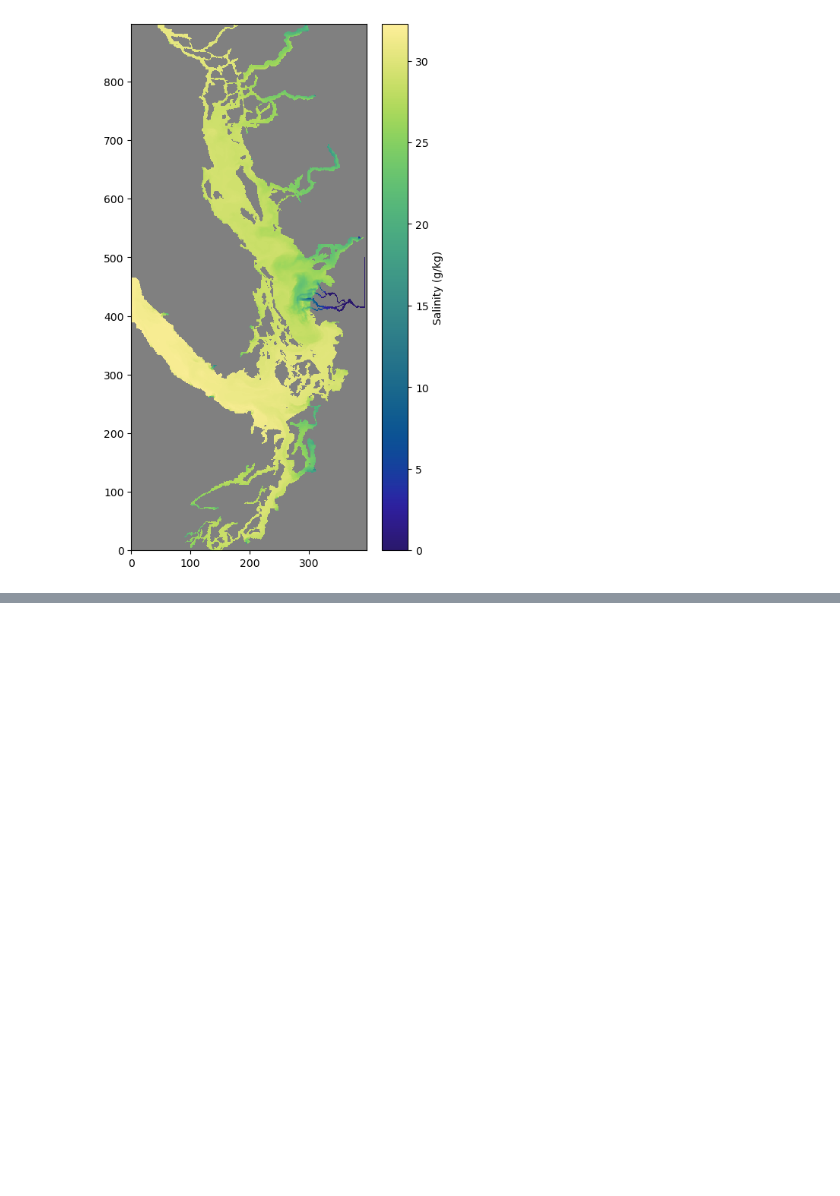
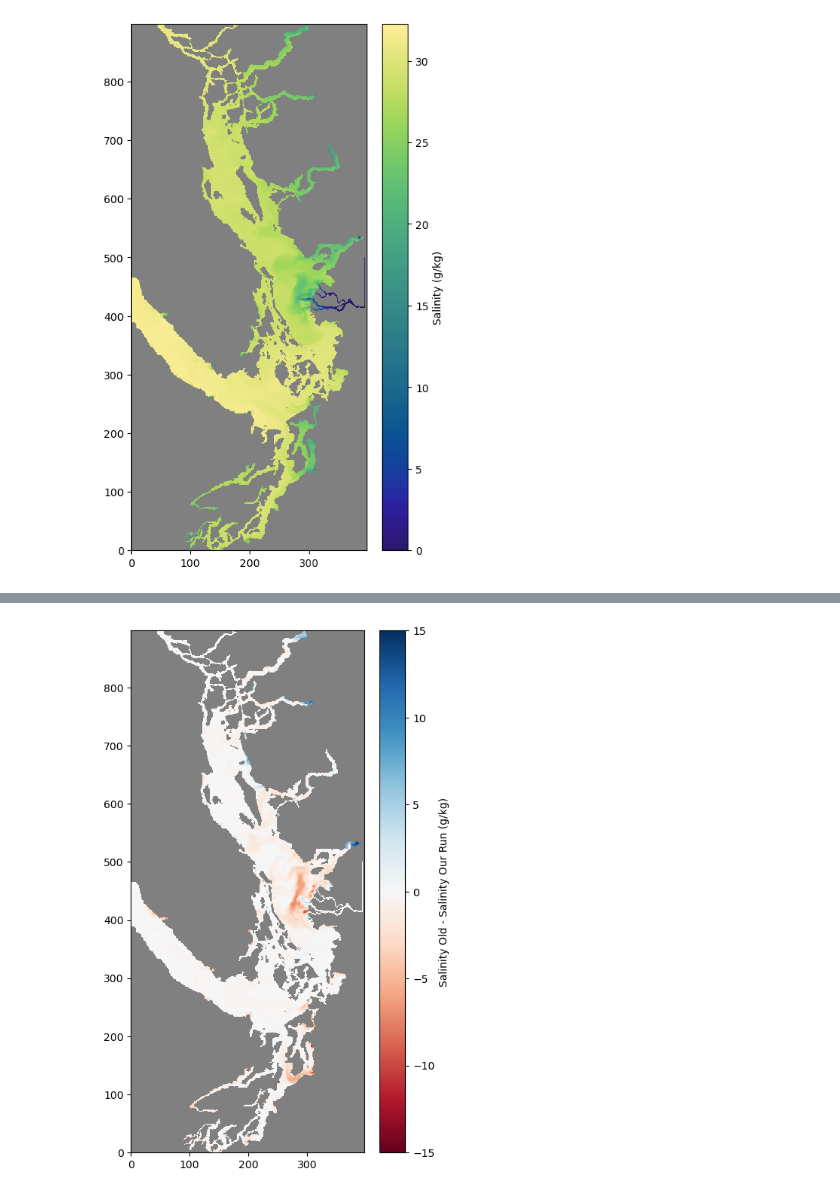
Before and after one commit to SalishSeaCast/analysis-cassidy, a Jupyter notebook: notebooks/river_dye_trace/look_at_results.ipynb, the cells around one changed output, grey strips where cells are left out. Saved outputs shown, nothing was run; the diff lists cells and outputs as text; code cells hidden in the pictures; blank space fills up the shorter version.

```diff
--- a/notebooks/river_dye_trace/look_at_results.ipynb
+++ b/notebooks/river_dye_trace/look_at_results.ipynb
@@ -183,0 +91,10 @@ cb.set_label('Salinity (g/kg)')
+# %%
+cmap = mpl.colormaps['RdBu']
+cmap.set_bad('gray')
+fig, ax = plt.subplots(1, 1, figsize=(5, 9))
+salinity = np.ma.masked_array(phys_old.vosaline[23, 0] - phys.vosaline[23, 0], mask=tmask[0])
+colours = ax.pcolormesh(salinity, cmap=cmap, vmin=-15,vmax=15)
+cb = fig.colorbar(colours, ax=ax)
+cb.set_label('Salinity Old - Salinity Our Run (g/kg)')
+# %% [output]
+[figure, added]
```
Also changed, not shown: parts of 10 cells of this notebook.
